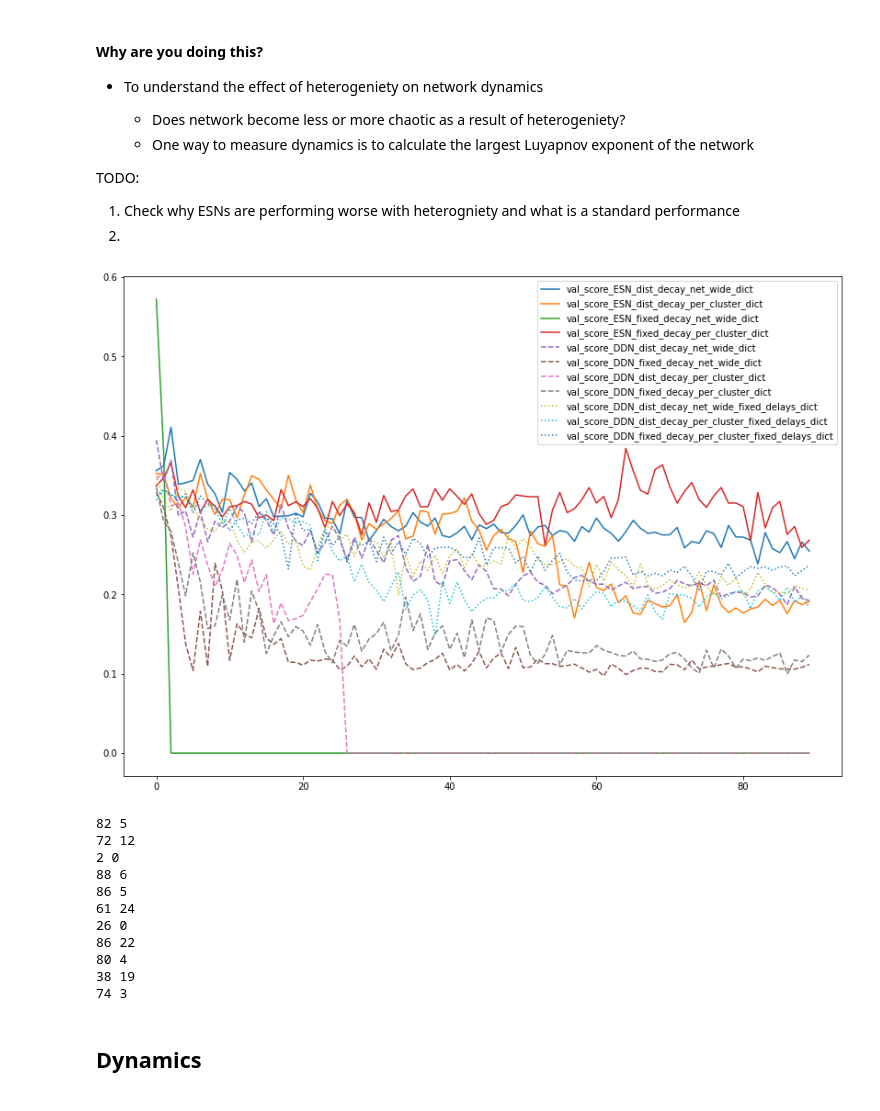
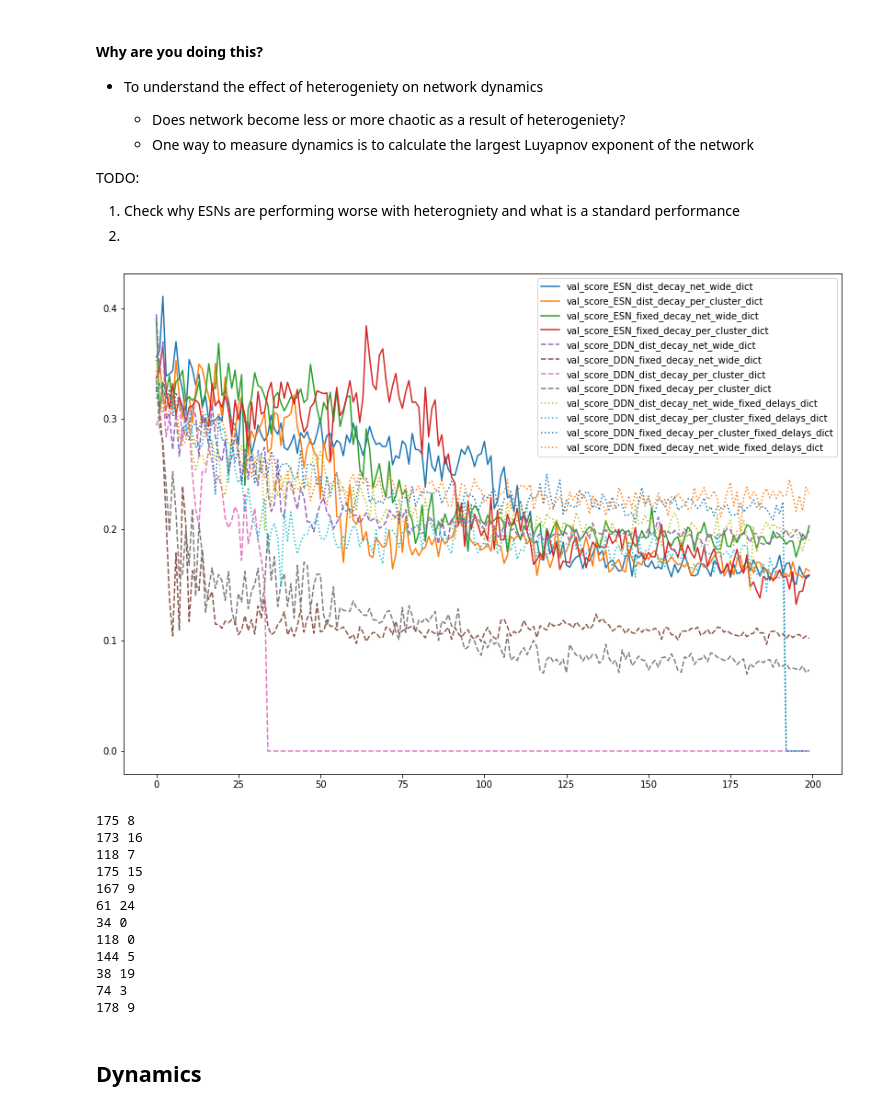
Before and after one commit to Nishant-codex/DDN-public, a Jupyter notebook: DDN_example.ipynb, the cells around one changed output. Saved outputs shown, nothing was run; the diff lists cells and outputs as text; code cells hidden in the pictures.

```diff
--- a/DDN_example.ipynb
+++ b/DDN_example.ipynb
@@ -40,15 +40,20 @@ file_name_ddn_dist_clust  = '2025-02-13_single_task_exp_DDN_dist_decay_per_clust
 
 file_name_ESN_dist_decay_net_wide                   =  '2025-02-12_single_task_exp_BL_dist_decay_net_wide.p'
 file_name_ESN_dist_decay_per_cluster                =  '2025-02-12_single_task_exp_BL_dist_decay_per_cluster.p'
-file_name_ESN_fixed_decay_net_wide                  =  '2025-02-12_single_task_exp_BL_fixed_decay_net_wide.p'
+file_name_ESN_fixed_decay_net_wide                  =  '2025-03-19_single_task_exp_BL_fixed_decay_net_wide.p'
 file_name_ESN_fixed_decay_per_cluster               =  '2025-02-12_single_task_exp_BL_fixed_decay_per_cluster.p'
+
 file_name_DDN_dist_decay_net_wide                   =  '2025-02-12_single_task_exp_DDN_dist_decay_net_wide.p'
 file_name_DDN_fixed_decay_net_wide                  =  '2025-02-12_single_task_exp_DDN_fixed_decay_net_wide.p'
-file_name_DDN_dist_decay_per_cluster                =  '2025-02-13_single_task_exp_DDN_dist_decay_per_cluster.p'
+file_name_DDN_dist_decay_per_cluster                =  '2025-03-19_single_task_exp_DDN_dist_decay_per_cluster.p'
 file_name_DDN_fixed_decay_per_cluster               =  '2025-02-13_single_task_exp_DDN_fixed_decay_per_cluster.p'
+
 file_name_DDN_dist_decay_net_wide_fixed_delays      =  '2025-02-15_single_task_exp_DDN_dist_decay_net_wide_fixed_delays.p'
 file_name_DDN_dist_decay_per_cluster_fixed_delays   =  '2025-02-15_single_task_exp_DDN_dist_decay_per_cluster_fixed_delays.p'
 file_name_DDN_fixed_decay_per_cluster_fixed_delays  =  '2025-02-15_single_task_exp_DDN_fixed_decay_per_cluster_fixed_delays.p'
+file_name_DDN_fixed_decay_net_wide_fixed_delays     =  '2025-03-19_single_task_exp_DDN_fixed_decay_net_wide_fixed_delays.p'
+
+
 
 # esn_dist_net_dict    =  pkl.load(open(dir_name + '/' + file_name_esn_dist_net,    'rb'))
 # esn_dist_clust_dict  =  pkl.load(open(dir_name + '/' + file_name_esn_dist_clust,  'rb'))
@@ -64,13 +69,17 @@ ESN_dist_decay_net_wide_dict                  =  pkl.load(open(dir_name+'/'+ fil
 ESN_dist_decay_per_cluster_dict               =  pkl.load(open(dir_name+'/'+ file_name_ESN_dist_decay_per_cluster			    ,'rb'))
 ESN_fixed_decay_net_wide_dict                 =  pkl.load(open(dir_name+'/'+ file_name_ESN_fixed_decay_net_wide					,'rb'))
 ESN_fixed_decay_per_cluster_dict              =  pkl.load(open(dir_name+'/'+ file_name_ESN_fixed_decay_per_cluster				,'rb'))
+
 DDN_dist_decay_net_wide_dict                  =  pkl.load(open(dir_name+'/'+ file_name_DDN_dist_decay_net_wide					,'rb'))
 DDN_fixed_decay_net_wide_dict                 =  pkl.load(open(dir_name+'/'+ file_name_DDN_fixed_decay_net_wide					,'rb'))
 DDN_dist_decay_per_cluster_dict               =  pkl.load(open(dir_name+'/'+ file_name_DDN_dist_decay_per_cluster				,'rb'))
 DDN_fixed_decay_per_cluster_dict              =  pkl.load(open(dir_name+'/'+ file_name_DDN_fixed_decay_per_cluster				,'rb'))
+
 DDN_dist_decay_net_wide_fixed_delays_dict     =  pkl.load(open(dir_name+'/'+ file_name_DDN_dist_decay_net_wide_fixed_delays		,'rb'))
 DDN_dist_decay_per_cluster_fixed_delays_dict  =  pkl.load(open(dir_name+'/'+ file_name_DDN_dist_decay_per_cluster_fixed_delays	,'rb'))
 DDN_fixed_decay_per_cluster_fixed_delays_dict =  pkl.load(open(dir_name+'/'+ file_name_DDN_fixed_decay_per_cluster_fixed_delays	,'rb'))
+DDN_fixed_decay_net_wide_fixed_delays_dict    =  pkl.load(open(dir_name+'/'+ file_name_DDN_fixed_decay_net_wide_fixed_delays	,'rb'))
+
 
 
 from tensorflow.python.ops import parallel_for as pfor
@@ -324,43 +337,45 @@ def sample_best_net(dict, n, gen_max, multitask=False):
     return best_nets
 # %%
 
-gen_max = 90
+gen_max = 220
 # val_scores_ddn = get_validation_throughout_evolution(ddn_dict, gen_max, multitask=False)
 # val_scores_esn = get_validation_throughout_evolution(esn_dict, gen_max, multitask=False)
 
-val_score_ESN_dist_decay_net_wide_dict                 =  get_validation_throughout_evolution(ESN_dist_decay_net_wide_dict, gen_max=90, multitask=False)
-val_score_ESN_dist_decay_per_cluster_dict              =  get_validation_throughout_evolution(ESN_dist_decay_per_cluster_dict, gen_max=90, multitask=False)
-val_score_ESN_fixed_decay_net_wide_dict                =  get_validation_throughout_evolution(ESN_fixed_decay_net_wide_dict, gen_max=90, multitask=False)
-val_score_ESN_fixed_decay_per_cluster_dict             =  get_validation_throughout_evolution(ESN_fixed_decay_per_cluster_dict, gen_max=90, multitask=False)
-val_score_DDN_dist_decay_net_wide_dict                 =  get_validation_throughout_evolution(DDN_dist_decay_net_wide_dict, gen_max=90, multitask=False)
-val_score_DDN_fixed_decay_net_wide_dict                =  get_validation_throughout_evolution(DDN_fixed_decay_net_wide_dict, gen_max=90, multitask=False)
-val_score_DDN_dist_decay_per_cluster_dict              =  get_validation_throughout_evolution(DDN_dist_decay_per_cluster_dict, gen_max=90, multitask=False)
-val_score_DDN_fixed_decay_per_cluster_dict             =  get_validation_throughout_evolution(DDN_fixed_decay_per_cluster_dict, gen_max=90, multitask=False)
-val_score_DDN_dist_decay_net_wide_fixed_delays_dict    =  get_validation_throughout_evolution(DDN_dist_decay_net_wide_fixed_delays_dict, gen_max=90, multitask=False)
-val_score_DDN_dist_decay_per_cluster_fixed_delays_dict =  get_validation_throughout_evolution(DDN_dist_decay_per_cluster_fixed_delays_dict, gen_max=90, multitask=False)
-val_score_DDN_fixed_decay_per_cluster_fixed_delays_dict=  get_validation_throughout_evolution(DDN_fixed_decay_per_cluster_fixed_delays_dict, gen_max=90, multitask=False)
+val_score_ESN_dist_decay_net_wide_dict                 =  get_validation_throughout_evolution(ESN_dist_decay_net_wide_dict, gen_max=gen_max, multitask=False)
+val_score_ESN_dist_decay_per_cluster_dict              =  get_validation_throughout_evolution(ESN_dist_decay_per_cluster_dict, gen_max=gen_max, multitask=False)
+val_score_ESN_fixed_decay_net_wide_dict                =  get_validation_throughout_evolution(ESN_fixed_decay_net_wide_dict, gen_max=gen_max, multitask=False)
+val_score_ESN_fixed_decay_per_cluster_dict             =  get_validation_throughout_evolution(ESN_fixed_decay_per_cluster_dict, gen_max=gen_max, multitask=False)
+val_score_DDN_dist_decay_net_wide_dict                 =  get_validation_throughout_evolution(DDN_dist_decay_net_wide_dict, gen_max=gen_max, multitask=False)
+val_score_DDN_fixed_decay_net_wide_dict                =  get_validation_throughout_evolution(DDN_fixed_decay_net_wide_dict, gen_max=gen_max, multitask=False)
+val_score_DDN_dist_decay_per_cluster_dict              =  get_validation_throughout_evolution(DDN_dist_decay_per_cluster_dict, gen_max=gen_max, multitask=False)
+val_score_DDN_fixed_decay_per_cluster_dict             =  get_validation_throughout_evolution(DDN_fixed_decay_per_cluster_dict, gen_max=gen_max, multitask=False)
+val_score_DDN_dist_decay_net_wide_fixed_delays_dict    =  get_validation_throughout_evolution(DDN_dist_decay_net_wide_fixed_delays_dict, gen_max=gen_max, multitask=False)
+val_score_DDN_dist_decay_per_cluster_fixed_delays_dict =  get_validation_throughout_evolution(DDN_dist_decay_per_cluster_fixed_delays_dict, gen_max=gen_max, multitask=False)
+val_score_DDN_fixed_decay_per_cluster_fixed_delays_dict=  get_validation_throughout_evolution(DDN_fixed_decay_per_cluster_fixed_delays_dict, gen_max=gen_max, multitask=False)
+val_score_DDN_fixed_decay_net_wide_fixed_delays_dict   =  get_validation_throughout_evolution(DDN_fixed_decay_net_wide_fixed_delays_dict, gen_max=gen_max, multitask=False)
 
 fig = plt.figure(figsize= [14,10])
 
 plt.plot(val_score_ESN_dist_decay_net_wide_dict,                   linestyle='-',  label ='val_score_ESN_dist_decay_net_wide_dict' )
 plt.plot(val_score_ESN_dist_decay_per_cluster_dict,                linestyle='-',  label ='val_score_ESN_dist_decay_per_cluster_dict' )
 plt.plot(val_score_ESN_fixed_decay_net_wide_dict,                  linestyle='-',  label ='val_score_ESN_fixed_decay_net_wide_dict' )
 plt.plot(val_score_ESN_fixed_decay_per_cluster_dict,               linestyle='-',  label ='val_score_ESN_fixed_decay_per_cluster_dict' )
-plt.plot(val_score_DDN_dist_decay_net_wide_dict,                   linestyle='--',  label ='val_score_DDN_dist_decay_net_wide_dict' )
-plt.plot(val_score_DDN_fixed_decay_net_wide_dict,                  linestyle='--',  label ='val_score_DDN_fixed_decay_net_wide_dict' )
-plt.plot(val_score_DDN_dist_decay_per_cluster_dict,                linestyle='--',  label ='val_score_DDN_dist_decay_per_cluster_dict' )
-plt.plot(val_score_DDN_fixed_decay_per_cluster_dict,               linestyle='--',  label ='val_score_DDN_fixed_decay_per_cluster_dict' )
+plt.plot(val_score_DDN_dist_decay_net_wide_dict,                   linestyle='--', label ='val_score_DDN_dist_decay_net_wide_dict' )
+plt.plot(val_score_DDN_fixed_decay_net_wide_dict,                  linestyle='--', label ='val_score_DDN_fixed_decay_net_wide_dict' )
+plt.plot(val_score_DDN_dist_decay_per_cluster_dict,                linestyle='--', label ='val_score_DDN_dist_decay_per_cluster_dict' )
+plt.plot(val_score_DDN_fixed_decay_per_cluster_dict,               linestyle='--', label ='val_score_DDN_fixed_decay_per_cluster_dict' )
 plt.plot(val_score_DDN_dist_decay_net_wide_fixed_delays_dict,      linestyle=':',  label ='val_score_DDN_dist_decay_net_wide_fixed_delays_dict' )
 plt.plot(val_score_DDN_dist_decay_per_cluster_fixed_delays_dict,   linestyle=':',  label ='val_score_DDN_dist_decay_per_cluster_fixed_delays_dict' )
 plt.plot(val_score_DDN_fixed_decay_per_cluster_fixed_delays_dict,  linestyle=':',  label ='val_score_DDN_fixed_decay_per_cluster_fixed_delays_dict' )
+plt.plot(val_score_DDN_fixed_decay_net_wide_fixed_delays_dict,     linestyle=':',  label ='val_score_DDN_fixed_decay_net_wide_fixed_delays_dict' )
 
 plt.legend()
 plt.show()
 # %% [output]
-[figure, old version]
+[figure, new version]
 # %%
 nr_of_nets = 10
-gen_max = 90
+gen_max = 180
 
 best_nets_ESN_dist_decay_net_wide_dict                   = sample_best_net(ESN_dist_decay_net_wide_dict,                  nr_of_nets, gen_max, multitask=False)
 best_nets_ESN_dist_decay_per_cluster_dict                = sample_best_net(ESN_dist_decay_per_cluster_dict,               nr_of_nets, gen_max, multitask=False)
@@ -373,18 +388,20 @@ best_nets_DDN_fixed_decay_per_cluster_dict               = sample_best_net(DDN_f
 best_nets_DDN_dist_decay_net_wide_fixed_delays_dict      = sample_best_net(DDN_dist_decay_net_wide_fixed_delays_dict,     nr_of_nets, gen_max, multitask=False)
 best_nets_DDN_dist_decay_per_cluster_fixed_delays_dict   = sample_best_net(DDN_dist_decay_per_cluster_fixed_delays_dict,  nr_of_nets, gen_max, multitask=False)
 best_nets_DDN_fixed_decay_per_cluster_fixed_delays_dict  = sample_best_net(DDN_fixed_decay_per_cluster_fixed_delays_dict, nr_of_nets, gen_max, multitask=False)
+best_nets_DDN_fixed_decay_net_wide_fixed_delays_dict     = sample_best_net(DDN_fixed_decay_net_wide_fixed_delays_dict,    nr_of_nets, gen_max, multitask=False)
 # %% [output]
-82 5
-72 12
-2 0
-88 6
-86 5
+175 8
+173 16
+118 7
+175 15
+167 9
 61 24
-26 0
-86 22
-80 4
+34 0
+118 0
+144 5
 38 19
 74 3
+178 9
 # %% [markdown]
 ## Dynamics
 # %%
```
Also changed, not shown: parts of 23 cells of this notebook, 3 other files.
